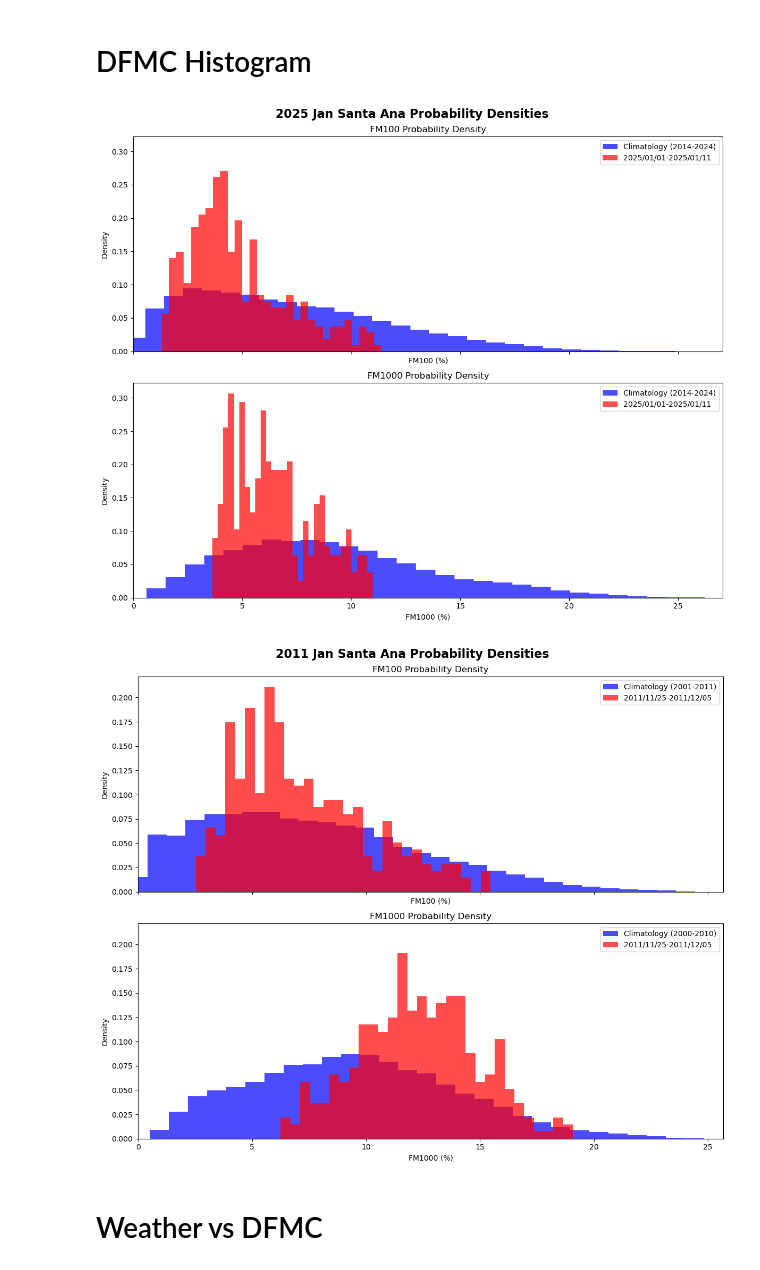
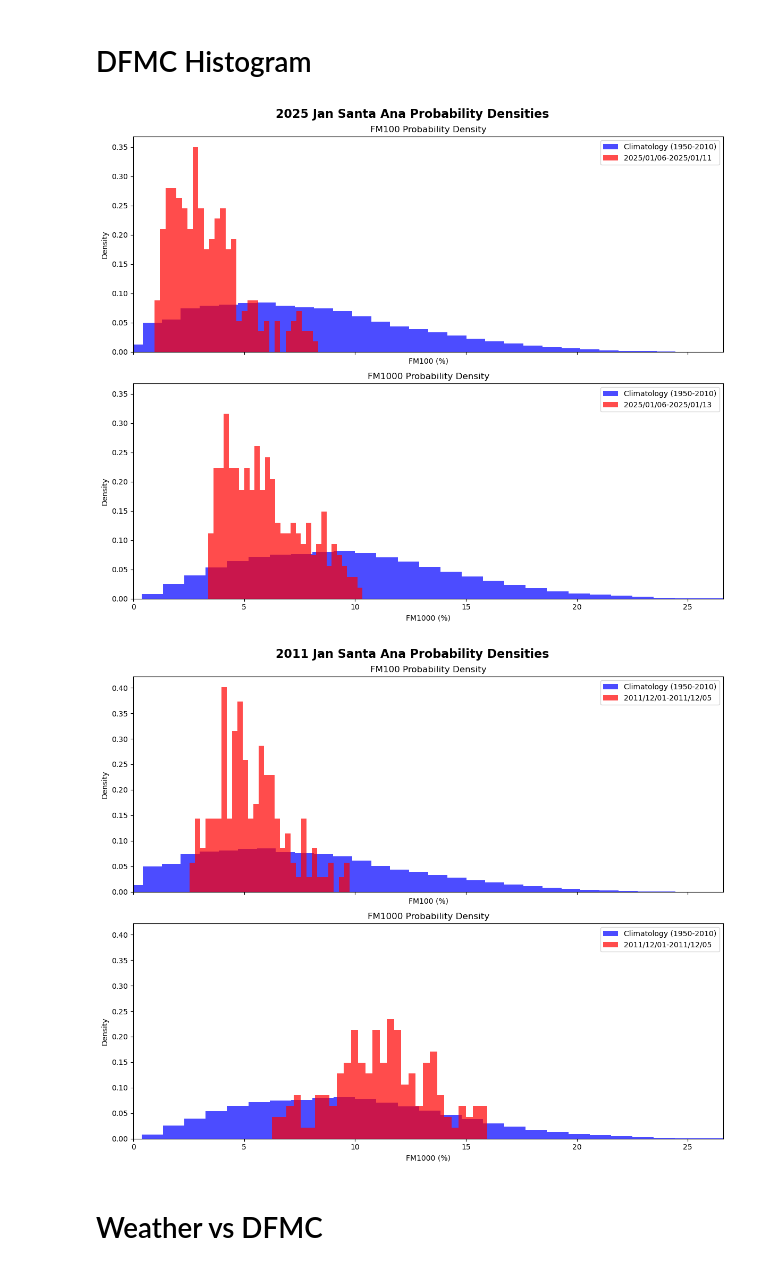
Before and after one commit to mitchhung/era5-santa-ana, a Jupyter notebook: notebooks/preliminary_analysis.ipynb, the cells around one changed output. Saved outputs shown, nothing was run; the diff lists cells and outputs as text; code cells hidden in the pictures.

```diff
--- a/notebooks/preliminary_analysis.ipynb
+++ b/notebooks/preliminary_analysis.ipynb
@@ -306,7 +319,7 @@ plt.show()
 ### 2011 DFMC anomaly
 # %%
 dfmc_ds_2011_clim_mean = (
-    dfmc_ds.sel(valid_time=slice("2001-11-30", "2011-11-30")).mean(dim="valid_time")
+    dfmc_ds.sel(valid_time=slice("1950-01-01", "2010-12-31")).mean(dim="valid_time")
     .rename({"fm100": "fm100_mean", "fm1000": "fm1000_mean"})
 )
 
@@ -406,12 +419,12 @@ plt.show()
 ## DFMC time series
 # %%
 ts_dfmc_ds_2011_clim_mean = (
-    dfmc_ds.sel(valid_time=slice("2001-11-01", "2011-11-01")).mean(dim="valid_time")
+    dfmc_ds.sel(valid_time=slice("1950-01-01", "2010-12-31")).mean(dim="valid_time")
     .rename({"fm100": "fm100_mean", "fm1000": "fm1000_mean"})
 )
 
 ts_dfmc_ds_2011 = (
-    dfmc_ds.sel(valid_time=slice("2011-01-01", "2012-01-01")).merge(dfmc_ds_2011_clim_mean)
+    dfmc_ds.sel(valid_time=slice("2011-09-01", "2012-01-01")).merge(dfmc_ds_2011_clim_mean)
     .assign(
         fm100_anomaly=lambda ds: ds.fm100 - ds.fm100_mean,
         fm1000_anomaly=lambda ds: ds.fm1000 - ds.fm1000_mean,
@@ -669,10 +625,10 @@ plt.show()
 # DFMC Histogram
 # %%
 # Flatten the data arrays for histogram plotting
-fm100_clim = dfmc_ds.sel(valid_time=slice("2014-12-11", "2024-12-10")).fm100.values.flatten()
-fm100_event = ts_dfmc_ds_2025.sel(valid_time=slice("2025-01-01", "2025-01-11")).fm100.values.flatten()
-fm1000_clim = dfmc_ds.sel(valid_time=slice("2014-12-11", "2024-12-10")).fm1000.values.flatten()
-fm1000_event = ts_dfmc_ds_2025.sel(valid_time=slice("2025-01-01", "2025-01-11")).fm1000.values.flatten()
+fm100_clim = dfmc_ds.sel(valid_time=slice("1950-01-01", "2010-12-31")).fm100.values.flatten()
+fm100_event = ts_dfmc_ds_2025.sel(valid_time=slice("2025-01-06", "2025-01-13")).fm100.values.flatten()
+fm1000_clim = dfmc_ds.sel(valid_time=slice("1950-01-01", "2010-12-31")).fm1000.values.flatten()
+fm1000_event = ts_dfmc_ds_2025.sel(valid_time=slice("2025-01-06", "2025-01-13")).fm1000.values.flatten()
 
 # Define figure with 2x1 grid (stacked layout)
 fig, axes = plt.subplots(2, 1, figsize=(12, 10), sharex=True, sharey=True)
@@ -682,8 +638,8 @@ bins = 30
 xlim_min = 0  # Set x-axis to start at 0
 
 # **Top Plot: FM100 Probability Density**
-axes[0].hist(fm100_clim, bins=bins, alpha=0.7, label="Climatology (2014-2024)", color="blue", density=True)
-axes[0].hist(fm100_event, bins=bins, alpha=0.7, label="2025/01/01-2025/01/11", color="red", density=True)
+axes[0].hist(fm100_clim, bins=bins, alpha=0.7, label="Climatology (1950-2010)", color="blue", density=True)
+axes[0].hist(fm100_event, bins=bins, alpha=0.7, label="2025/01/06-2025/01/11", color="red", density=True)
 axes[0].set_title("FM100 Probability Density")
 axes[0].set_xlabel("FM100 (%)")
 axes[0].set_ylabel("Density")
@@ -691,8 +647,8 @@ axes[0].set_xlim(left=xlim_min)  # Ensure x-axis starts at 0
 axes[0].legend()
 
 # **Bottom Plot: FM1000 Probability Density**
-axes[1].hist(fm1000_clim, bins=bins, alpha=0.7, label="Climatology (2014-2024)", color="blue", density=True)
-axes[1].hist(fm1000_event, bins=bins, alpha=0.7, label="2025/01/01-2025/01/11", color="red", density=True)
+axes[1].hist(fm1000_clim, bins=bins, alpha=0.7, label="Climatology (1950-2010)", color="blue", density=True)
+axes[1].hist(fm1000_event, bins=bins, alpha=0.7, label="2025/01/06-2025/01/13", color="red", density=True)
 axes[1].set_title("FM1000 Probability Density")
 axes[1].set_xlabel("FM1000 (%)")
 axes[1].set_ylabel("Density")
@@ -704,47 +660,47 @@ plt.suptitle("2025 Jan Santa Ana Probability Densities", fontsize=16, fontweight
 plt.tight_layout()
 plt.show()
 # %% [output]
-[figure, old version]
+[figure, new version]
 # %%
 import matplotlib.pyplot as plt
 
 # Flatten the data arrays for histogram plotting
-fm100_clim = dfmc_ds.sel(valid_time=slice("2001-11-25", "2011-11-25")).fm100.values.flatten()
-fm100_event = ts_dfmc_ds_2011.sel(valid_time=slice("2011-11-25", "2011-12-05")).fm100.values.flatten()
-fm1000_clim = dfmc_ds.sel(valid_time=slice("2001-11-25", "2011-11-25")).fm1000.values.flatten()
-fm1000_event = ts_dfmc_ds_2011.sel(valid_time=slice("2011-11-25", "2011-12-05")).fm1000.values.flatten()
+fm100_clim = dfmc_ds.sel(valid_time=slice("1950-01-01", "2010-12-31")).fm100.values.flatten()
+fm100_event = ts_dfmc_ds_2011.sel(valid_time=slice("2011-12-01", "2011-12-05")).fm100.values.flatten()
+fm1000_clim = dfmc_ds.sel(valid_time=slice("1950-01-01", "2010-12-31")).fm1000.values.flatten()
+fm1000_event = ts_dfmc_ds_2011.sel(valid_time=slice("2011-12-01", "2011-12-05")).fm1000.values.flatten()
 
 # Define figure with 2x1 grid (stacked layout)
 fig, axes = plt.subplots(2, 1, figsize=(12, 10), sharex=True, sharey=True)
 
 # Common bin size and x-axis limits
 bins = 30
 xlim_min = 0  # Set x-axis to start at 0
 
 # **Top Plot: FM100 Probability Density**
-axes[0].hist(fm100_clim, bins=bins, alpha=0.7, label="Climatology (2001-2011)", color="blue", density=True)
-axes[0].hist(fm100_event, bins=bins, alpha=0.7, label="2011/11/25-2011/12/05", color="red", density=True)
+axes[0].hist(fm100_clim, bins=bins, alpha=0.7, label="Climatology (1950-2010)", color="blue", density=True)
+axes[0].hist(fm100_event, bins=bins, alpha=0.7, label="2011/12/01-2011/12/05", color="red", density=True)
 axes[0].set_title("FM100 Probability Density")
 axes[0].set_xlabel("FM100 (%)")
 axes[0].set_ylabel("Density")
 axes[0].set_xlim(left=xlim_min)  # Ensure x-axis starts at 0
 axes[0].legend()
 
 # **Bottom Plot: FM1000 Probability Density**
-axes[1].hist(fm1000_clim, bins=bins, alpha=0.7, label="Climatology (2000-2010)", color="blue", density=True)
-axes[1].hist(fm1000_event, bins=bins, alpha=0.7, label="2011/11/25-2011/12/05", color="red", density=True)
+axes[1].hist(fm1000_clim, bins=bins, alpha=0.7, label="Climatology (1950-2010)", color="blue", density=True)
+axes[1].hist(fm1000_event, bins=bins, alpha=0.7, label="2011/12/01-2011/12/05", color="red", density=True)
 axes[1].set_title("FM1000 Probability Density")
 axes[1].set_xlabel("FM1000 (%)")
 axes[1].set_ylabel("Density")
 axes[1].set_xlim(left=xlim_min)  # Ensure x-axis starts at 0
 axes[1].legend()
 
 # Adjust layout
 plt.suptitle("2011 Jan Santa Ana Probability Densities", fontsize=16, fontweight="bold")
 plt.tight_layout()
 plt.show()
 # %% [output]
-[figure, old version]
+[figure, new version]
 # %% [markdown]
 # Weather vs DFMC
 # %%
```
Also changed, not shown: parts of 12 cells of this notebook.
